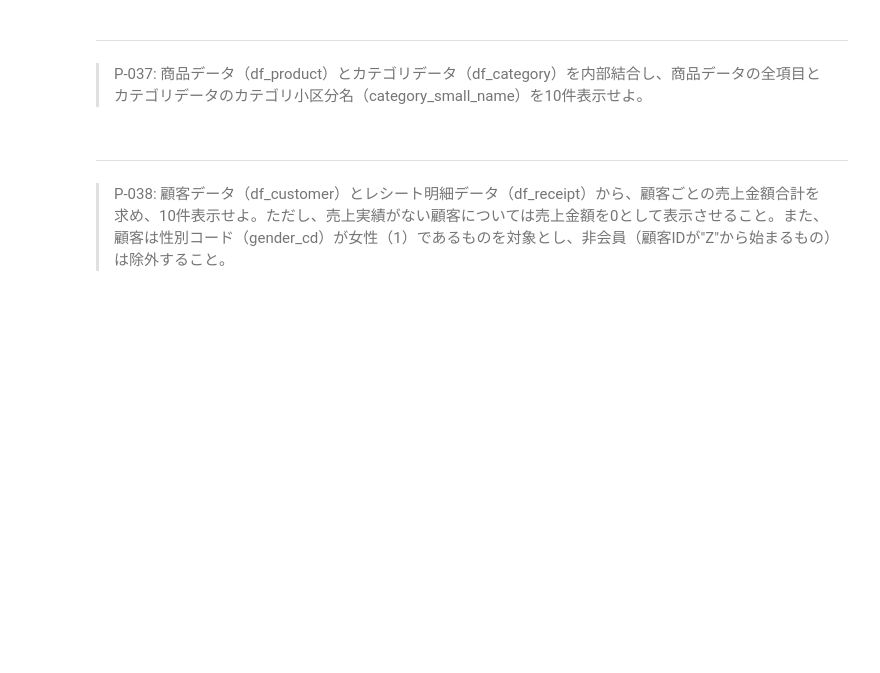
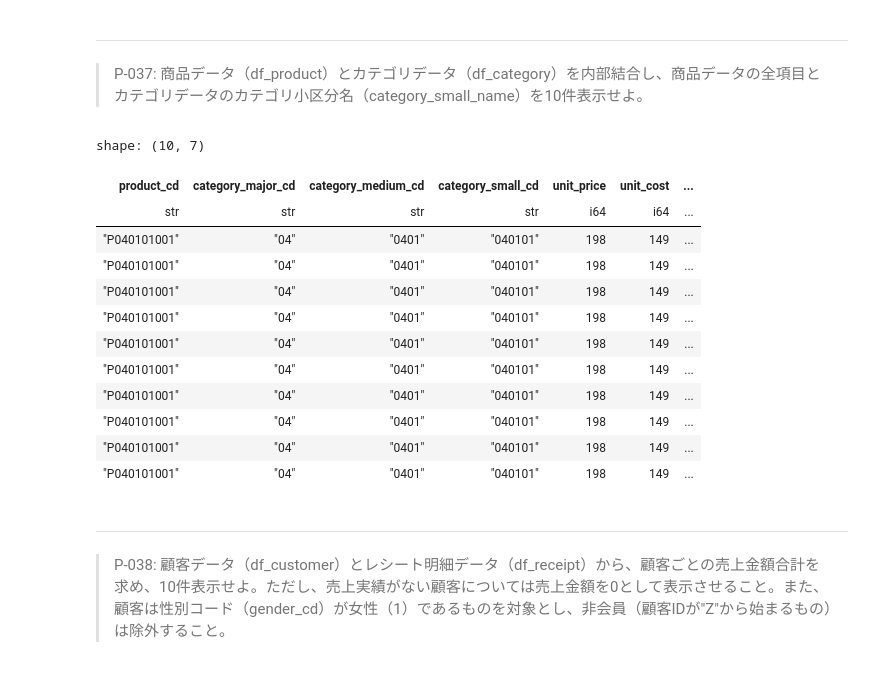
Before and after one commit to nattsubac/100knock, a Jupyter notebook: notebooks/preprocess_knock_Polars.ipynb, the cells around one changed output. Drawn from its saved outputs; the diff is of its cells as text; code cells hidden in the pictures; blank space fills up the shorter version.

```diff
--- a/notebooks/preprocess_knock_Polars.ipynb
+++ b/notebooks/preprocess_knock_Polars.ipynb
@@ -332,6 +332,23 @@ df_receipt.join(
 # %% [markdown]
 ---
 > P-037: 商品データ（df_product）とカテゴリデータ（df_category）を内部結合し、商品データの全項目とカテゴリデータのカテゴリ小区分名（category_small_name）を10件表示せよ。
+# %%
+df_result = df_product.join(df_category.select('category_major_cd', 'category_small_name'), on='category_major_cd', how='inner')
+df_result.head(10)
+# %% [output]
+shape: (10, 7)
+| product_cd | category_major_cd | category_medium_cd | category_small_cd | unit_price | unit_cost | ... |
+| str | str | str | str | i64 | i64 | ... |
+| "P040101001" | "04" | "0401" | "040101" | 198 | 149 | ... |
+| "P040101001" | "04" | "0401" | "040101" | 198 | 149 | ... |
+| "P040101001" | "04" | "0401" | "040101" | 198 | 149 | ... |
+| "P040101001" | "04" | "0401" | "040101" | 198 | 149 | ... |
+| "P040101001" | "04" | "0401" | "040101" | 198 | 149 | ... |
+| "P040101001" | "04" | "0401" | "040101" | 198 | 149 | ... |
+| "P040101001" | "04" | "0401" | "040101" | 198 | 149 | ... |
+| "P040101001" | "04" | "0401" | "040101" | 198 | 149 | ... |
+| "P040101001" | "04" | "0401" | "040101" | 198 | 149 | ... |
+| "P040101001" | "04" | "0401" | "040101" | 198 | 149 | ... |
 # %% [markdown]
 
 ---
```
Also changed, not shown: parts of 20 cells of this notebook.
